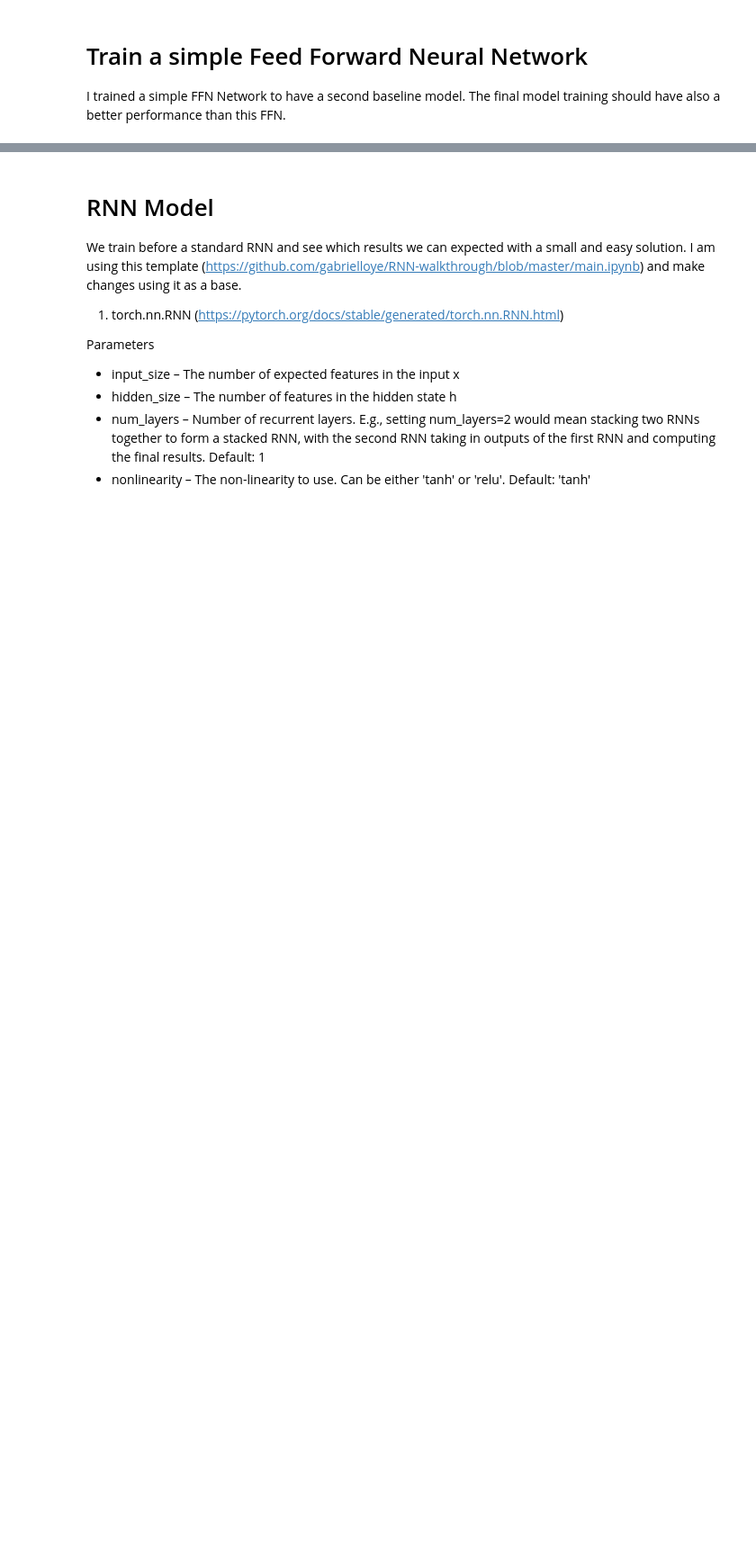
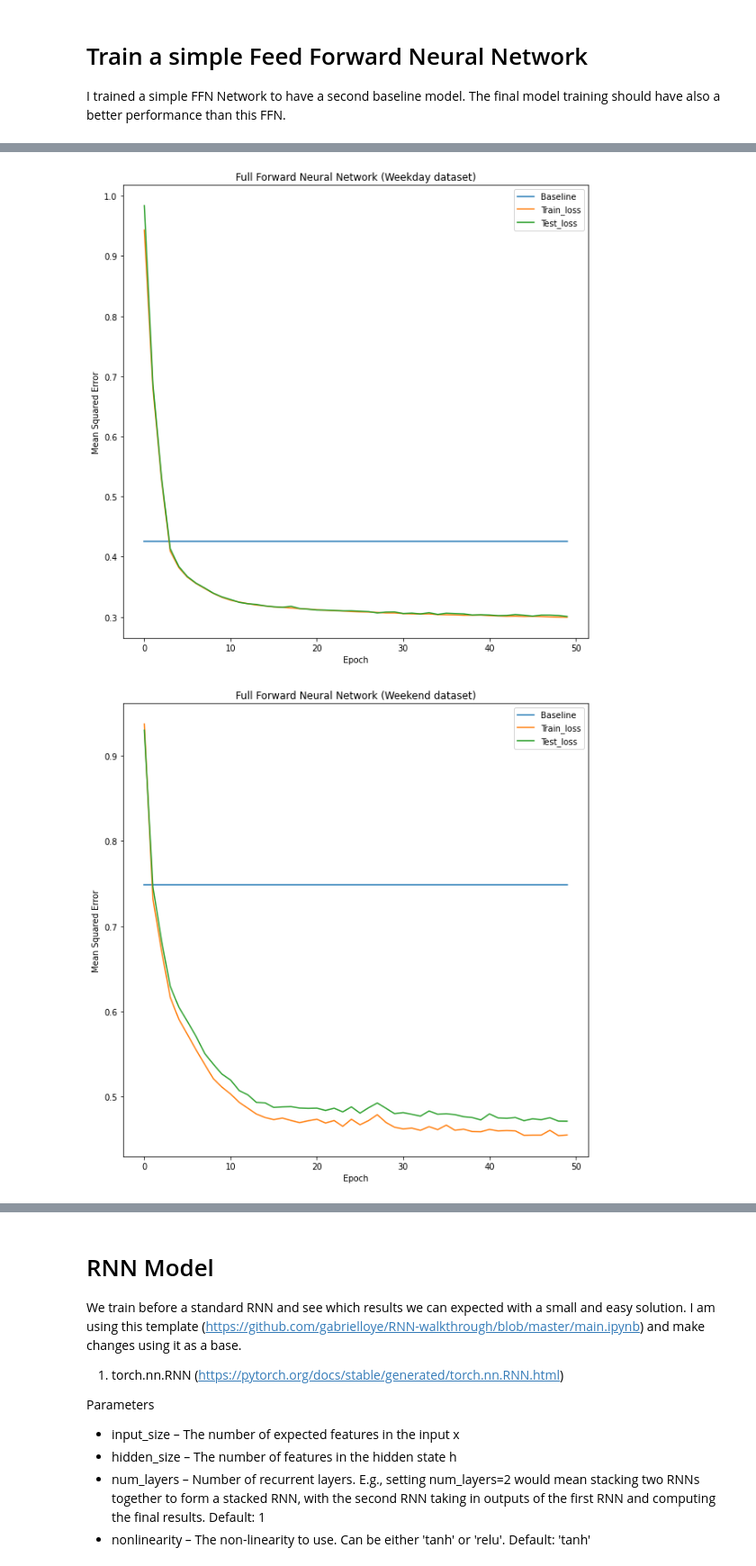
Before and after one commit to SergioTallo/Multivariate_Time_Series_Prediction_Transformers, a Jupyter notebook: bsc_arbeit.ipynb, the cells around one changed output, grey strips where cells are left out. Shown at 90% size. Cells and saved outputs as stored; diff of their text form; code cells hidden in the pictures; blank space fills up the shorter version.

```diff
--- a/bsc_arbeit.ipynb
+++ b/bsc_arbeit.ipynb
@@ -653,0 +579,45 @@ Standard deviation Loss of baselinemodel:  0.10785673408274579
+# %%
+# Show results of the loss function weekdays
+
+fig = plt.figure(figsize = (10,10))
+
+ax = fig.add_subplot(111)
+plt.ion()
+
+fig.show()
+fig.canvas.draw()
+
+baseline = [np.mean(losses_train_weekdays) for i in range(len(train_losses_weekday))]
+
+ax.plot(baseline, label='Baseline')
+ax.plot([np.mean(i) for i in train_losses_weekday], label= 'Train_loss')
+ax.plot([np.mean(i) for i in test_losses_weekday], label= 'Test_loss')
+ax.set_title("Full Forward Neural Network (Weekday dataset)")
+ax.set_xlabel('Epoch')
+ax.set_ylabel('Mean Squared Error')
+ax.legend()
+fig.canvas.draw()
+
+# Show results of the loss function weekends
+
+fig = plt.figure(figsize = (10,10))
+
+ax = fig.add_subplot(111)
+plt.ion()
+
+fig.show()
+fig.canvas.draw()
+
+baseline = [np.mean(losses_train_weekend) for i in range(len(train_losses_weekend))]
+
+ax.plot(baseline, label='Baseline')
+ax.plot([np.mean(i) for i in train_losses_weekend], label= 'Train_loss')
+ax.plot([np.mean(i) for i in test_losses_weekend], label= 'Test_loss')
+ax.set_title("Full Forward Neural Network (Weekend dataset)")
+ax.set_xlabel('Epoch')
+ax.set_ylabel('Mean Squared Error')
+ax.legend()
+fig.canvas.draw()
+# %% [output]
+[figure, added]
+[figure, added]
```
Also changed, not shown: parts of 15 cells of this notebook.
